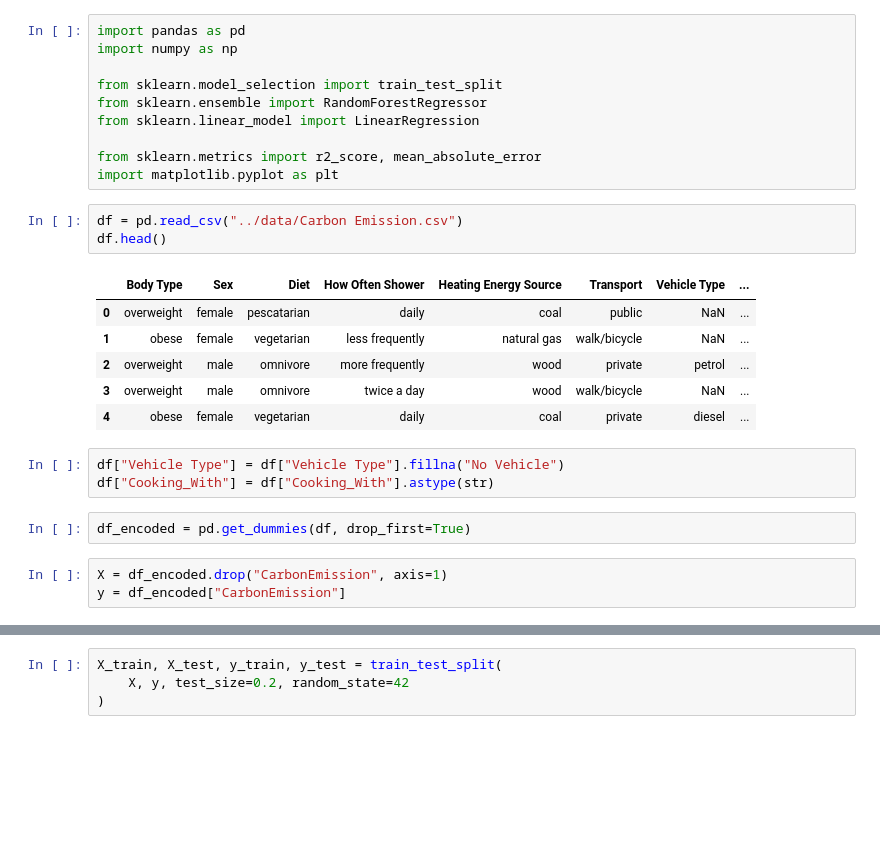
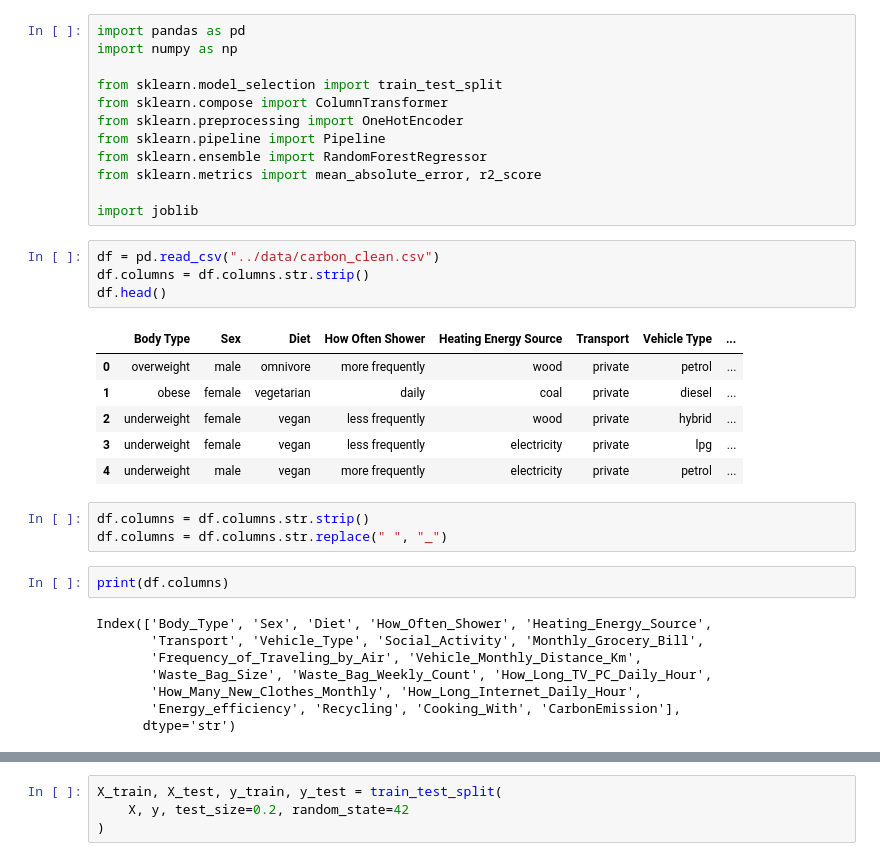
Before and after one commit to kevsergenc/carbon-footprint-app, a Jupyter notebook: notebooks/model.ipynb, the cells around one changed output, grey strips where cells are left out. Drawn from its saved outputs; the diff is of its cells as text; blank space fills up the shorter version.

```diff
--- a/notebooks/model.ipynb
+++ b/notebooks/model.ipynb
@@ -3,26 +3,34 @@ import pandas as pd
 import numpy as np
 
 from sklearn.model_selection import train_test_split
+from sklearn.compose import ColumnTransformer
+from sklearn.preprocessing import OneHotEncoder
+from sklearn.pipeline import Pipeline
 from sklearn.ensemble import RandomForestRegressor
-from sklearn.linear_model import LinearRegression
+from sklearn.metrics import mean_absolute_error, r2_score
 
-from sklearn.metrics import r2_score, mean_absolute_error
-import matplotlib.pyplot as plt
+import joblib
 # %%
-df = pd.read_csv("../data/Carbon Emission.csv")
+df = pd.read_csv("../data/carbon_clean.csv")
+df.columns = df.columns.str.strip()
 df.head()
 # %% [output]
 |  | Body Type | Sex | Diet | How Often Shower | Heating Energy Source | Transport | Vehicle Type | ... |
-| 0 | overweight | female | pescatarian | daily | coal | public | NaN | ... |
-| 1 | obese | female | vegetarian | less frequently | natural gas | walk/bicycle | NaN | ... |
-| 2 | overweight | male | omnivore | more frequently | wood | private | petrol | ... |
-| 3 | overweight | male | omnivore | twice a day | wood | walk/bicycle | NaN | ... |
-| 4 | obese | female | vegetarian | daily | coal | private | diesel | ... |
+| 0 | overweight | male | omnivore | more frequently | wood | private | petrol | ... |
+| 1 | obese | female | vegetarian | daily | coal | private | diesel | ... |
+| 2 | underweight | female | vegan | less frequently | wood | private | hybrid | ... |
+| 3 | underweight | female | vegan | less frequently | electricity | private | lpg | ... |
+| 4 | underweight | male | vegan | more frequently | electricity | private | petrol | ... |
-# %%
-df["Vehicle Type"] = df["Vehicle Type"].fillna("No Vehicle")
-df["Cooking_With"] = df["Cooking_With"].astype(str)
-# %%
-df_encoded = pd.get_dummies(df, drop_first=True)
-# %%
-X = df_encoded.drop("CarbonEmission", axis=1)
-y = df_encoded["CarbonEmission"]
+# %%
+df.columns = df.columns.str.strip()
+df.columns = df.columns.str.replace(" ", "_")
+# %%
+print(df.columns)
+# %% [output]
+Index(['Body_Type', 'Sex', 'Diet', 'How_Often_Shower', 'Heating_Energy_Source',
+       'Transport', 'Vehicle_Type', 'Social_Activity', 'Monthly_Grocery_Bill',
+       'Frequency_of_Traveling_by_Air', 'Vehicle_Monthly_Distance_Km',
+       'Waste_Bag_Size', 'Waste_Bag_Weekly_Count', 'How_Long_TV_PC_Daily_Hour',
+       'How_Many_New_Clothes_Monthly', 'How_Long_Internet_Daily_Hour',
+       'Energy_efficiency', 'Recycling', 'Cooking_With', 'CarbonEmission'],
+      dtype='str')
```
Also changed, not shown: parts of 20 cells of this notebook, 15 other files.
